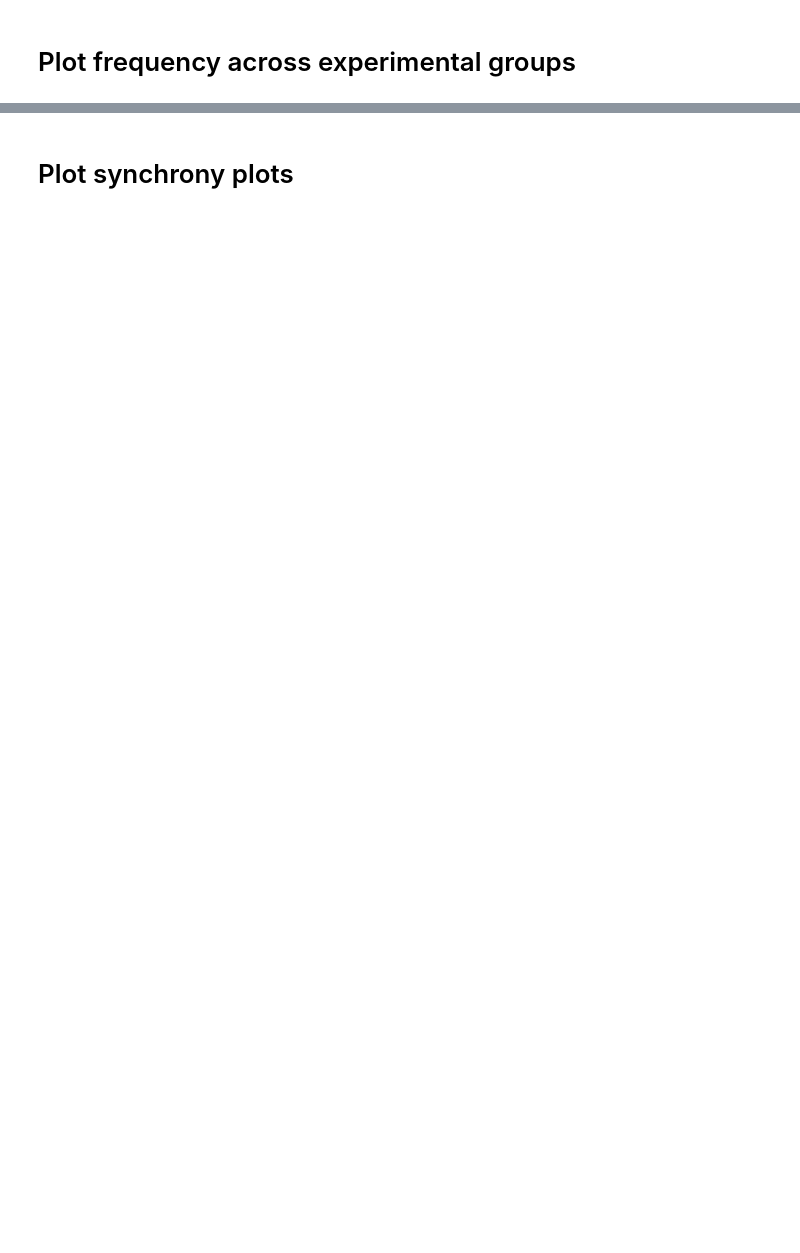
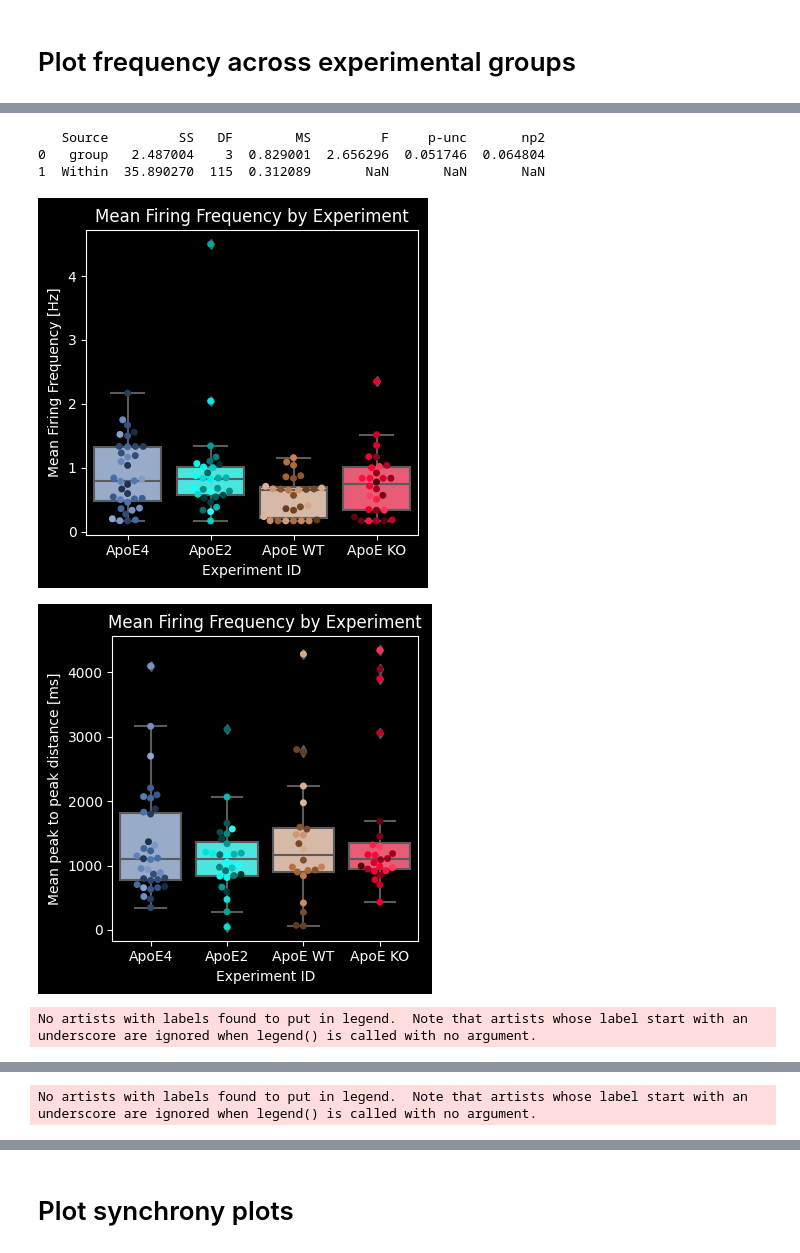
Before and after one commit to chesnov/fluorescent_peak_analysis, a Jupyter notebook: trace_feature_extract.ipynb, the cells around one changed output, grey strips where cells are left out. Drawn from its saved outputs; the diff is of its cells as text; code cells hidden in the pictures; blank space fills up the shorter version.

```diff
--- a/trace_feature_extract.ipynb
+++ b/trace_feature_extract.ipynb
@@ -811,0 +1206,9 @@ plt.show()
+# %%
+experiment_avg_firing_frequency = plot_frequencies(experiments_frequency_df, group_to_eid, rois_to_remove, group_palette, experiment_palette)
+# %% [output]
+   Source         SS   DF        MS         F     p-unc       np2
+0   group   2.487004    3  0.829001  2.656296  0.051746  0.064804
+1  Within  35.890270  115  0.312089       NaN       NaN       NaN
+[figure, added]
+[figure, added]
+No artists with labels found to put in legend.  Note that artists whose label start with an underscore are ignored when legend() is called with no argument.
@@ -811,0 +1216 @@ plt.show()
+No artists with labels found to put in legend.  Note that artists whose label start with an underscore are ignored when legend() is called with no argument.
```
Also changed, not shown: parts of 31 cells of this notebook, 2 other files.
